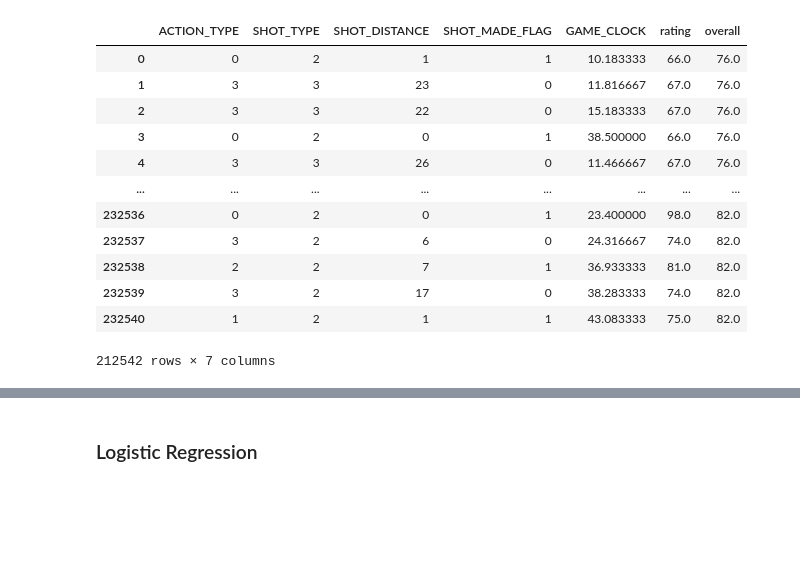
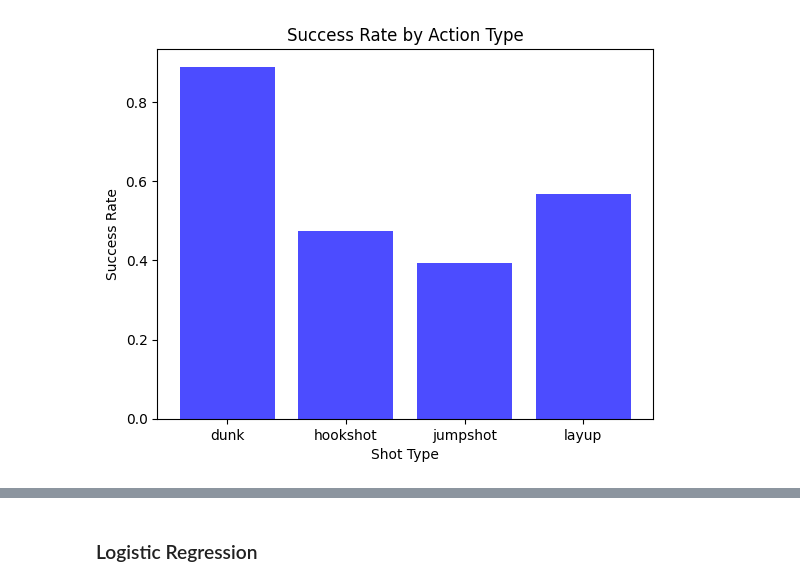
Before and after one commit to zzirving/Math111a-final, a Jupyter notebook: model.ipynb, the cells around one changed output, grey strips where cells are left out. Saved outputs shown, nothing was run; the diff lists cells and outputs as text; code cells hidden in the pictures; blank space fills up the shorter version.

```diff
--- a/model.ipynb
+++ b/model.ipynb
@@ -25,13 +25,15 @@ df = df.drop(columns = columns_to_drop)
 def action_type_processor(action):
     lower_case = action.lower()
     if 'dunk' in lower_case:
-        return 0
+        return 'dunk'
     elif 'layup' in lower_case:
-        return 1
+        return 'layup'
     elif 'hook' in lower_case:
-        return 2
+        return 'hookshot'
     elif 'jump'in lower_case or 'fadeaway' in lower_case:
-        return 3
+        return 'jumpshot'
+    else:
+        return np.nan
 def shot_type_processor(shot):
     if shot == '3PT Field Goal':
         return 3
@@ -39,6 +41,7 @@ def shot_type_processor(shot):
         return 2
 df['ACTION_TYPE'] = df['ACTION_TYPE'].apply(action_type_processor)
 df['SHOT_TYPE'] = df['SHOT_TYPE'].apply(shot_type_processor)
+df = df.dropna()
 # %%
 #second data set rating
 with open('league.json') as f:
@@ -68,21 +70,17 @@ def fill_attributes(row,df_rating):
             rating = df_rating.loc[df_rating['name'] == player_name, 'threePointShot'].values[0]
     overall = df_rating.loc[df_rating['name'] == player_name, 'overallAttribute'].values[0]
     return rating, overall
-# %%
-df
-# %% [output]
-|  | ACTION_TYPE | SHOT_TYPE | SHOT_DISTANCE | SHOT_MADE_FLAG | GAME_CLOCK | rating | overall |
-| 0 | 0 | 2 | 1 | 1 | 10.183333 | 66.0 | 76.0 |
-| 1 | 3 | 3 | 23 | 0 | 11.816667 | 67.0 | 76.0 |
-| 2 | 3 | 3 | 22 | 0 | 15.183333 | 67.0 | 76.0 |
-| 3 | 0 | 2 | 0 | 1 | 38.500000 | 66.0 | 76.0 |
-| 4 | 3 | 3 | 26 | 0 | 11.466667 | 67.0 | 76.0 |
-| ... | ... | ... | ... | ... | ... | ... | ... |
-| 232536 | 0 | 2 | 0 | 1 | 23.400000 | 98.0 | 82.0 |
-| 232537 | 3 | 2 | 6 | 0 | 24.316667 | 74.0 | 82.0 |
-| 232538 | 2 | 2 | 7 | 1 | 36.933333 | 81.0 | 82.0 |
-| 232539 | 3 | 2 | 17 | 0 | 38.283333 | 74.0 | 82.0 |
-| 232540 | 1 | 2 | 1 | 1 | 43.083333 | 75.0 | 82.0 |
-212542 rows × 7 columns
+# %%
+## success rate by action type
+success_rate_by_type = df.groupby('ACTION_TYPE')['SHOT_MADE_FLAG'].mean().reset_index()
+
+plt.bar(success_rate_by_type['ACTION_TYPE'], success_rate_by_type['SHOT_MADE_FLAG'], color='blue', alpha=0.7)
+plt.xlabel('Shot Type')
+plt.ylabel('Success Rate')
+plt.title('Success Rate by Action Type')
+plt.xticks(ticks=success_rate_by_type['ACTION_TYPE'], labels=success_rate_by_type['ACTION_TYPE'].astype(str))
+plt.show()
+# %% [output]
+[figure, added]
 # %%
 df[['rating', 'overall']] = df.apply(fill_attributes, axis=1, df_rating=df_rating, result_type="expand")
```
Also changed, not shown: parts of 20 cells of this notebook, 1 other file.
